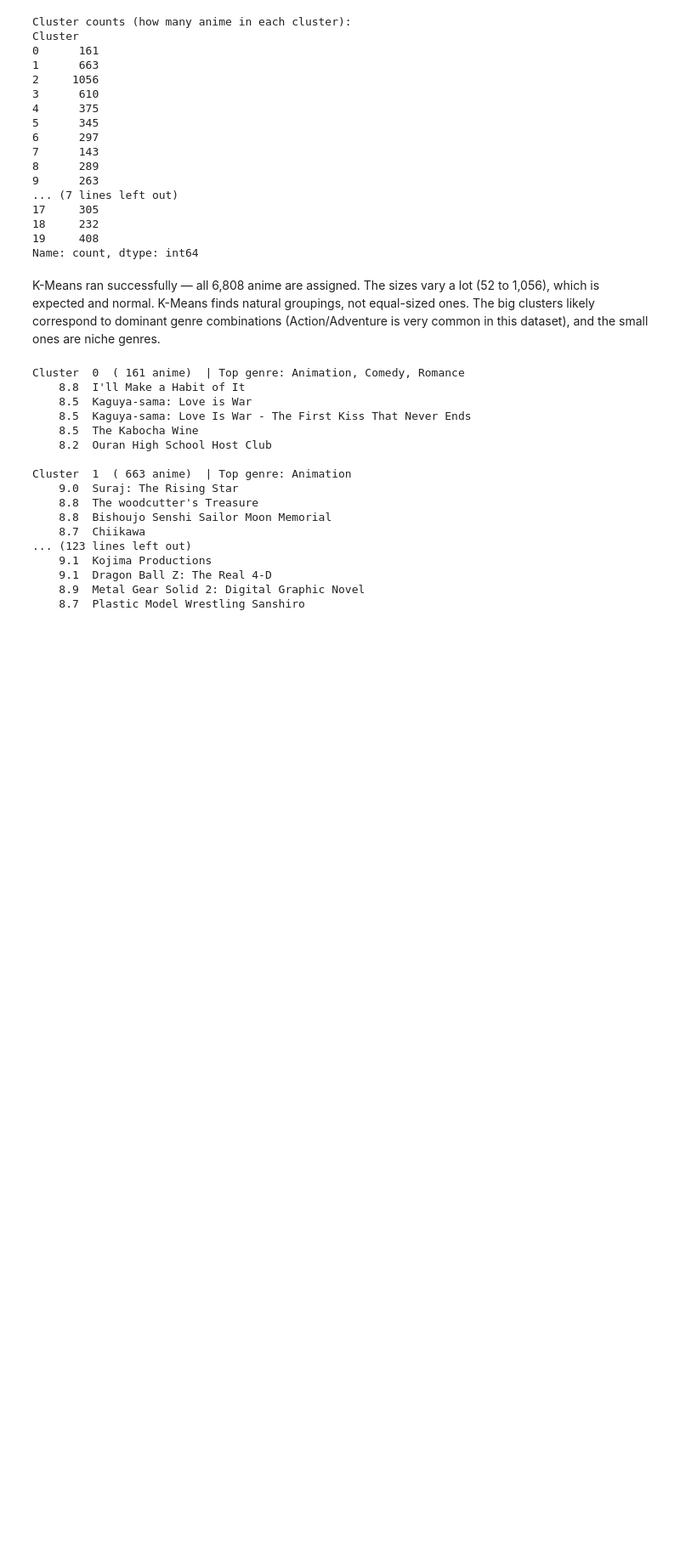
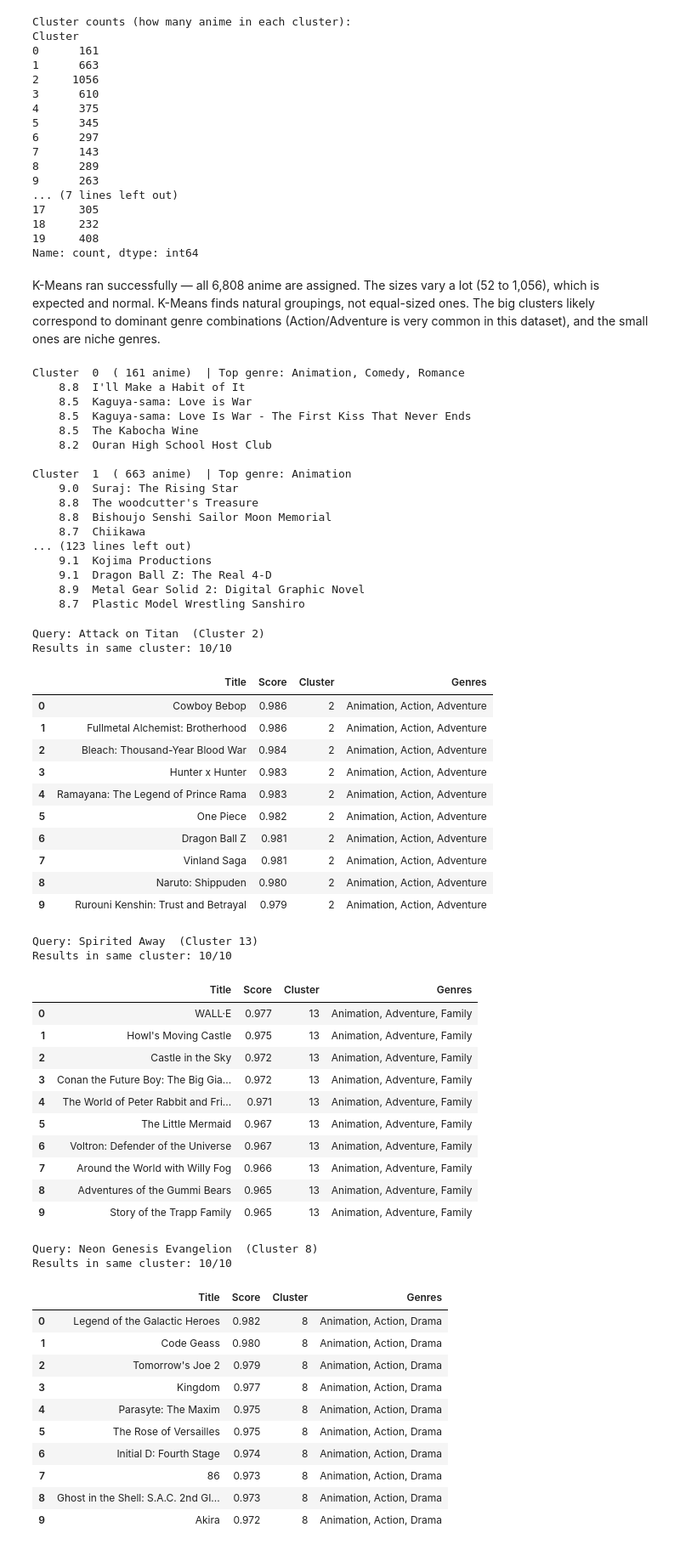
Before and after one commit to hengxu07/anime-recommender, a Jupyter notebook: anime_project.ipynb, the cells around one changed output. Shown at 85% size. Saved outputs shown, nothing was run; the diff lists cells and outputs as text; code cells hidden in the pictures; blank space fills up the shorter version.

```diff
--- a/anime_project.ipynb
+++ b/anime_project.ipynb
@@ -1369,3 +1369,60 @@ Cluster  1  ( 663 anime)  | Top genre: Animation
     8.7  Plastic Model Wrestling Sanshiro
 # %%
 # Step 3 — Validate the recommender.
+# Now the key question: when we recommend similar anime to AoT, do results stay within the same cluster?
+def check_cluster_consistency(query_title, n=10):
+    results = recommend(query_title, n=n)
+    query_cluster = df_clean[df_clean['Title'] == query_title]['Cluster'].values[0]
+    results['Cluster'] = results['Title'].map(df_clean.set_index('Title')['Cluster'])
+
+    in_cluster = (results['Cluster'] == query_cluster).sum()
+    print(f"Query: {query_title}  (Cluster {query_cluster})")
+    print(f"Results in same cluster: {in_cluster}/{n}")
+    print()
+    display(results[['Title', 'Score', 'Cluster', 'Genres']])
+
+check_cluster_consistency("Attack on Titan")
+print()
+check_cluster_consistency("Spirited Away")
+print()
+check_cluster_consistency("Neon Genesis Evangelion")
+# %% [output]
+Query: Attack on Titan  (Cluster 2)
+Results in same cluster: 10/10
+|  | Title | Score | Cluster | Genres |
+| 0 | Cowboy Bebop | 0.986 | 2 | Animation, Action, Adventure |
+| 1 | Fullmetal Alchemist: Brotherhood | 0.986 | 2 | Animation, Action, Adventure |
+| 2 | Bleach: Thousand-Year Blood War | 0.984 | 2 | Animation, Action, Adventure |
+| 3 | Hunter x Hunter | 0.983 | 2 | Animation, Action, Adventure |
+| 4 | Ramayana: The Legend of Prince Rama | 0.983 | 2 | Animation, Action, Adventure |
+| 5 | One Piece | 0.982 | 2 | Animation, Action, Adventure |
+| 6 | Dragon Ball Z | 0.981 | 2 | Animation, Action, Adventure |
+| 7 | Vinland Saga | 0.981 | 2 | Animation, Action, Adventure |
+| 8 | Naruto: Shippuden | 0.980 | 2 | Animation, Action, Adventure |
+| 9 | Rurouni Kenshin: Trust and Betrayal | 0.979 | 2 | Animation, Action, Adventure |
+Query: Spirited Away  (Cluster 13)
+Results in same cluster: 10/10
+|  | Title | Score | Cluster | Genres |
+| 0 | WALL·E | 0.977 | 13 | Animation, Adventure, Family |
+| 1 | Howl's Moving Castle | 0.975 | 13 | Animation, Adventure, Family |
+| 2 | Castle in the Sky | 0.972 | 13 | Animation, Adventure, Family |
+| 3 | Conan the Future Boy: The Big Gia... | 0.972 | 13 | Animation, Adventure, Family |
+| 4 | The World of Peter Rabbit and Fri... | 0.971 | 13 | Animation, Adventure, Family |
+| 5 | The Little Mermaid | 0.967 | 13 | Animation, Adventure, Family |
+| 6 | Voltron: Defender of the Universe | 0.967 | 13 | Animation, Adventure, Family |
+| 7 | Around the World with Willy Fog | 0.966 | 13 | Animation, Adventure, Family |
+| 8 | Adventures of the Gummi Bears | 0.965 | 13 | Animation, Adventure, Family |
+| 9 | Story of the Trapp Family | 0.965 | 13 | Animation, Adventure, Family |
+Query: Neon Genesis Evangelion  (Cluster 8)
+Results in same cluster: 10/10
+|  | Title | Score | Cluster | Genres |
+| 0 | Legend of the Galactic Heroes | 0.982 | 8 | Animation, Action, Drama |
+| 1 | Code Geass | 0.980 | 8 | Animation, Action, Drama |
+| 2 | Tomorrow's Joe 2 | 0.979 | 8 | Animation, Action, Drama |
+| 3 | Kingdom | 0.977 | 8 | Animation, Action, Drama |
+| 4 | Parasyte: The Maxim | 0.975 | 8 | Animation, Action, Drama |
+| 5 | The Rose of Versailles | 0.975 | 8 | Animation, Action, Drama |
+| 6 | Initial D: Fourth Stage | 0.974 | 8 | Animation, Action, Drama |
+| 7 | 86 | 0.973 | 8 | Animation, Action, Drama |
+| 8 | Ghost in the Shell: S.A.C. 2nd GI... | 0.973 | 8 | Animation, Action, Drama |
+| 9 | Akira | 0.972 | 8 | Animation, Action, Drama |
```
Also changed, not shown: parts of 8 cells of this notebook, 1 other file.
